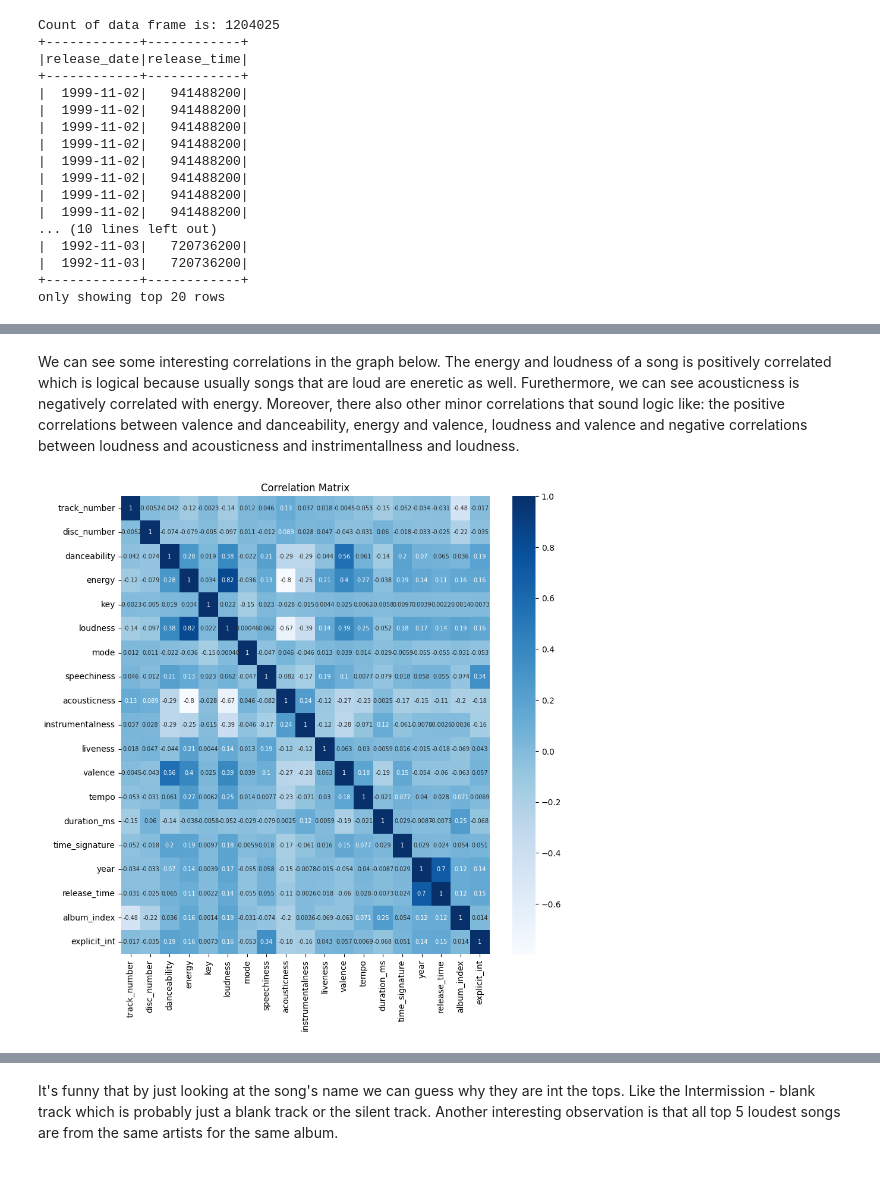
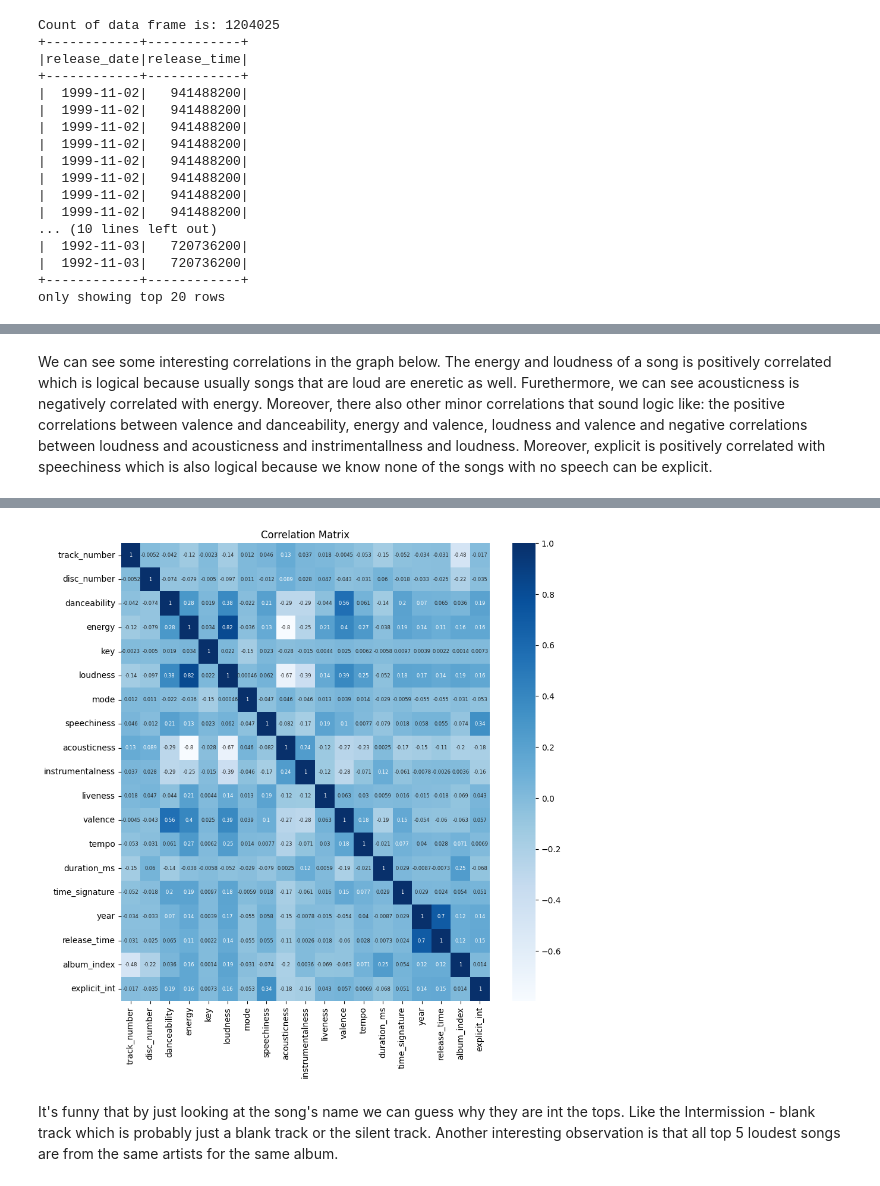
Before and after one commit to itspaspas/DataScience-S03, a Jupyter notebook: DS_CA3.ipynb, the cells around one changed output, grey strips where cells are left out. Saved outputs shown, nothing was run; the diff lists cells and outputs as text; code cells hidden in the pictures.

```diff
--- a/DS_CA3.ipynb
+++ b/DS_CA3.ipynb
@@ -261,11 +238,15 @@ Count of data frame is: 1204025
 |1MQTmpYOZ6fcMQc56...|Sleep Now In the ...|The Battle Of Los...|2eia0myWFgoHuttJy...|['Rage Against Th...|['2d0hyoQ5ynDBnkv...|           5|          1|   false|       0.426| 0.929|  2|            -6. ...
 +--------------------+--------------------+--------------------+--------------------+--------------------+--------------------+------------+-----------+--------+------------+------+---+--------------- ...
 only showing top 5 rows
+# %%
+def get_all_numerical_cols(df):
+    return [col[0] for col in df.dtypes if col[1] in ['double', 'bigint', 'int']]
 # %%
-numerical_cols = [col[0] for col in df.dtypes if col[1] in ['double', 'bigint', 'int']]
-corr_matrix=[]
-for i in numerical_cols:
-    matrix=[]
-    for j in numerical_cols:
-        matrix.append(df.corr(i,j))
-    corr_matrix.append(matrix)
+def get_corr_matrix(df,numerical_cols):
+    corr_matrix=[]
+    for i in numerical_cols:
+        matrix=[]
+        for j in numerical_cols:
+            matrix.append(df.corr(i,j))
+        corr_matrix.append(matrix)
+    return corr_matrix
@@ -290,10 +253,14 @@ for i in numerical_cols:
 # %% [markdown]
-We can see some interesting correlations in the graph below. The energy and loudness of a song is positively correlated which is logical because usually songs that are loud are eneretic as well. Furethermore, we can see acousticness is negatively correlated with energy. Moreover, there also other minor correlations that sound logic like: the positive correlations between valence and danceability, energy and valence, loudness and valence and negative correlations between loudness and acousticness and instrimentallness and loudness.
+We can see some interesting correlations in the graph below. The energy and loudness of a song is positively correlated which is logical because usually songs that are loud are eneretic as well. Furethermore, we can see acousticness is negatively correlated with energy. Moreover, there also other minor correlations that sound logic like: the positive correlations between valence and danceability, energy and valence, loudness and valence and negative correlations between loudness and acousticness and instrimentallness and loudness. Moreover, explicit is positively correlated with speechiness which is also logical because we know none of the songs with no speech can be explicit.
 # %%
-fig, ax = plt.subplots(figsize=(10, 10))
-sns.heatmap(corr_matrix, annot=True, cmap="Blues", xticklabels=numerical_cols,
-            yticklabels=numerical_cols, annot_kws={'size': 7})
-plt.title("Correlation Matrix")
-plt.show()
+def draw_corr_matrix(corr_matrix,numerical_cols):
+    fig, ax = plt.subplots(figsize=(10, 10))
+    sns.heatmap(corr_matrix, annot=True, cmap="Blues", xticklabels=numerical_cols,
+                yticklabels=numerical_cols, annot_kws={'size': 6})
+    plt.title("Correlation Matrix")
+    plt.show()
-# %% [output]
-[figure, removed]
+# %%
+numerical_cols = get_all_numerical_cols(df)
+corr = get_corr_matrix(df, numerical_cols)
+draw_corr_matrix(corr, numerical_cols)
+# %% [output]
@@ -300,3 +284,4 @@ plt.show()
+[figure, added]
 # %%
 df=df.withColumn('duration_s',df['duration_ms']/1000)
 # %%
```
Also changed, not shown: parts of 44 cells of this notebook.
